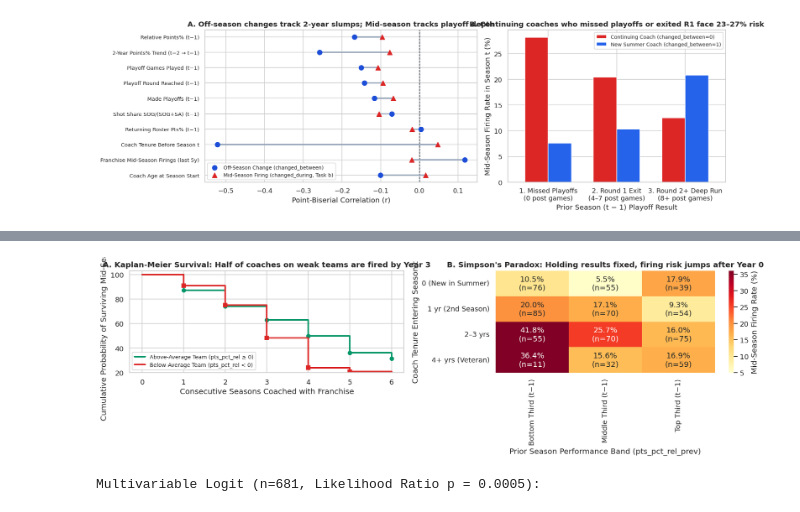
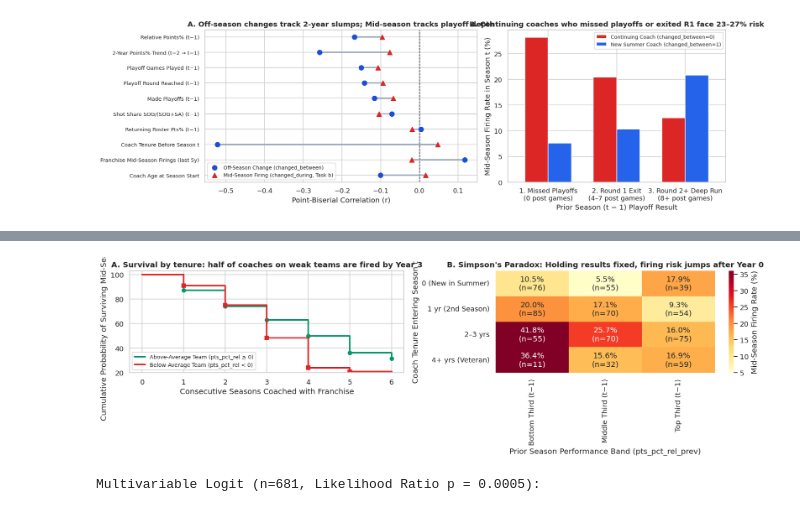
Before and after one commit to LuisBento2005/AC_DataMining, a Jupyter notebook: notebooks/02_statistical_analysis.ipynb, the cells around one changed output, grey strips where cells are left out. Saved outputs shown, nothing was run; the diff lists cells and outputs as text; code cells hidden in the pictures.

```diff
--- a/notebooks/02_statistical_analysis.ipynb
+++ b/notebooks/02_statistical_analysis.ipynb
@@ -805,35 +805,35 @@ for qual, col, mk in [("Above-Average Team (pts_pct_rel ≥ 0)", "#059669", "o")
                       ("Below-Average Team (pts_pct_rel < 0)", "#dc2626", "s")]:
     sub_k = km_df[km_df["Team Quality (t-1)"] == qual]
     x_k = np.insert(sub_k["Tenure Before Season t"].values + 1, 0, 0)
     y_k = np.insert(sub_k["survival_prob"].values * 100, 0, 100.0)
     ax[0].step(x_k, y_k, where="post", lw=2.4, color=col, label=qual)
     ax[0].plot(x_k[1:], y_k[1:], mk, color=col, markersize=6)
 
 ax[0].set_ylim(20, 103)
 ax[0].set_xlabel("Consecutive Seasons Coached with Franchise")
 ax[0].set_ylabel("Cumulative Probability of Surviving Mid-Season (%)")
-ax[0].set_title("A. Kaplan-Meier Survival: Half of coaches on weak teams are fired by Year 3", fontweight="bold")
+ax[0].set_title("A. Survival by tenure: half of coaches on weak teams are fired by Year 3", fontweight="bold")
 ax[0].legend(loc="lower left", fontsize=8.5)
 
 # Panel B: Simpson's Paradox Heatmap (annotated with rate % and sample size n)
 annot_mat = np.empty(piv_simpson.shape, dtype=object)
 for i in range(piv_simpson.shape[0]):
     for j in range(piv_simpson.shape[1]):
         val = piv_simpson.iloc[i, j]
         cnt = piv_counts.iloc[i, j]
         annot_mat[i, j] = f"{val:.1f}%\n(n={int(cnt)})"
 
 sns.heatmap(piv_simpson, annot=annot_mat, fmt="", cmap="YlOrRd", vmin=5, vmax=36,
             cbar_kws={"label": "Mid-Season Firing Rate (%)"}, ax=ax[1])
 ax[1].set_xlabel("Prior Season Performance Band (pts_pct_rel_prev)")
 ax[1].set_ylabel("Coach Tenure Entering Season t")
 ax[1].set_title("B. Simpson's Paradox: Holding results fixed, firing risk jumps after Year 0", fontweight="bold")
 
 plt.tight_layout()
 plt.savefig(f"{FIG_DIR}/du13_coach_survival_and_simpson.png")
 plt.show()
 # %% [output]
-[figure, old version]
+[figure, new version]
 # %%
 # 3. Multivariable Logistic Regression (statsmodels.Logit) for Task (b) (changed_during)
 # Separate the Year-0 Summer Honeymoon effect from the Tenure x Underperformance hazard
```
Also changed, not shown: parts of 8 cells of this notebook, 12 other files.
